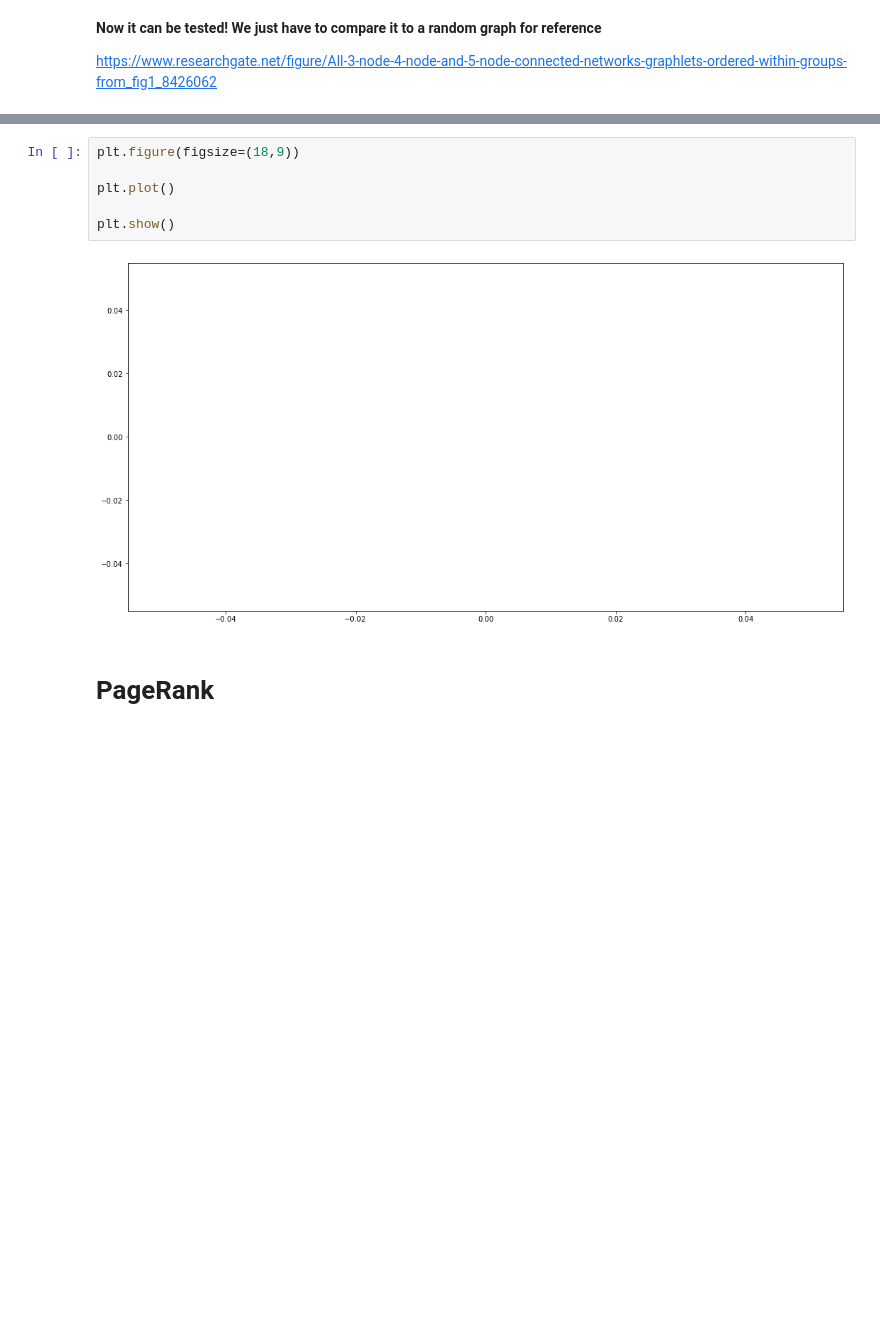
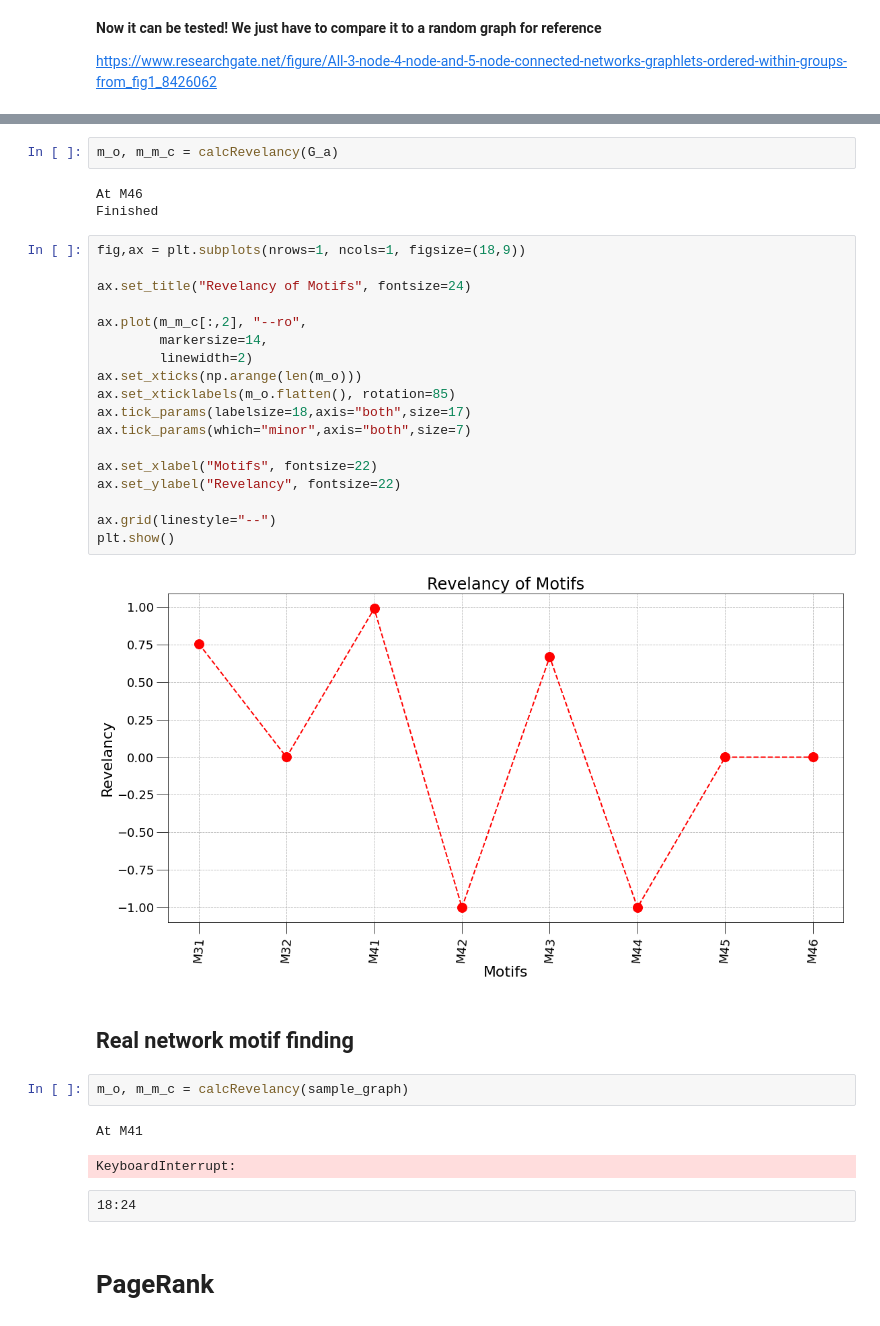
Before and after one commit to AdamGTaylor/ScientificModelling2021-2022-2, a Jupyter notebook: real_data_ana.ipynb, the cells around one changed output, grey strips where cells are left out. Cells and saved outputs as stored; diff of their text form; blank space fills up the shorter version.

Commit message:
2022/04/09: motifs runtime problem

```diff
--- a/real_data_ana.ipynb
+++ b/real_data_ana.ipynb
@@ -1080,11 +1103,37 @@ motifs_match_count = np.array(motifs_match_count)
+# %%
+m_o, m_m_c = calcRevelancy(G_a)
+# %% [output]
+At M46
+Finished
 # %%
-plt.figure(figsize=(18,9))
+fig,ax = plt.subplots(nrows=1, ncols=1, figsize=(18,9))
 
-plt.plot()
+ax.set_title("Revelancy of Motifs", fontsize=24)
 
+ax.plot(m_m_c[:,2], "--ro",
+        markersize=14,
+        linewidth=2)
+ax.set_xticks(np.arange(len(m_o)))
+ax.set_xticklabels(m_o.flatten(), rotation=85)
+ax.tick_params(labelsize=18,axis="both",size=17)
+ax.tick_params(which="minor",axis="both",size=7)
+
+ax.set_xlabel("Motifs", fontsize=22)
+ax.set_ylabel("Revelancy", fontsize=22)
+
+ax.grid(linestyle="--")
 plt.show()
 # %% [output]
-[figure, old version]
+[figure, new version]
+# %% [markdown]
+## Real network motif finding
+# %%
+m_o, m_m_c = calcRevelancy(sample_graph)
+# %% [output]
+At M41
+KeyboardInterrupt:
+# %% [raw]
+18:24
 # %% [markdown]
 # PageRank
 # %%
```
Also changed, not shown: parts of 4 cells of this notebook.
